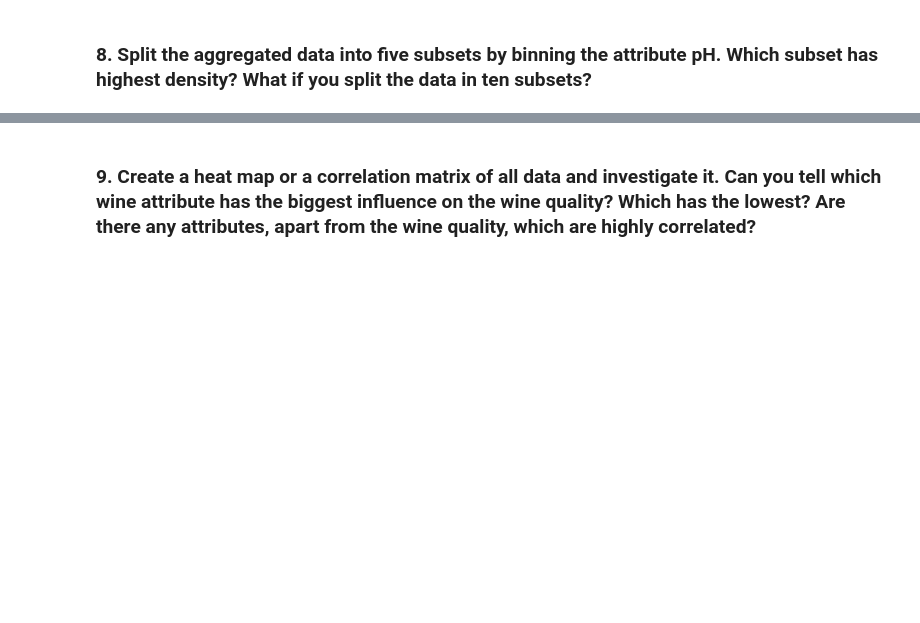
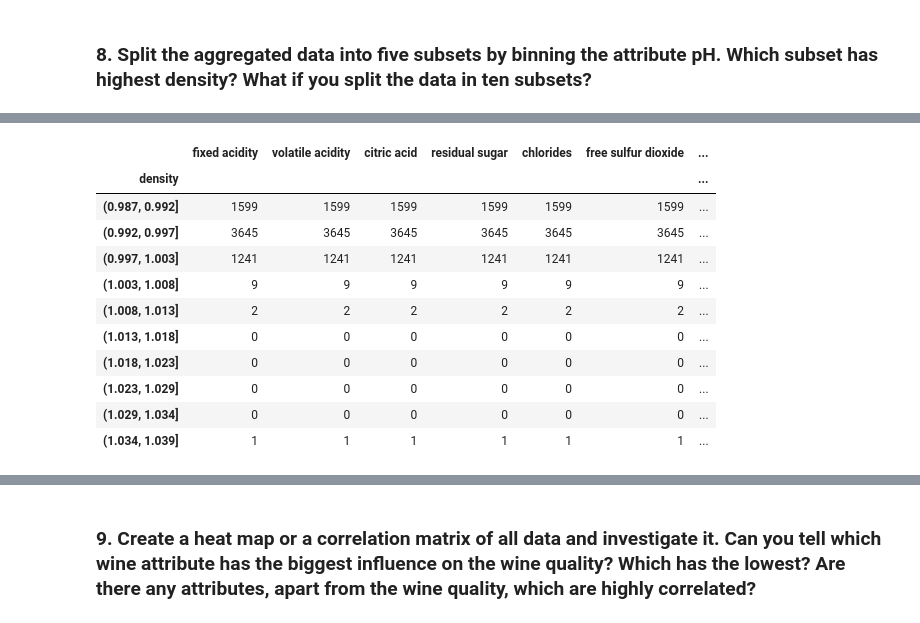
Before and after one commit to lassekh/bi-mini-projects, a Jupyter notebook: MP2/wine_dataexploration.ipynb, the cells around one changed output, grey strips where cells are left out. Cells and saved outputs as stored; diff of their text form; code cells hidden in the pictures; blank space fills up the shorter version.

```diff
--- a/MP2/wine_dataexploration.ipynb
+++ b/MP2/wine_dataexploration.ipynb
@@ -263,3 +236,12 @@ plt.show()
 [figure]
 # %% [markdown]
 ### 8. Split the aggregated data into five subsets by binning the attribute pH. Which subset has highest density? What if you split the data in ten subsets?
+# %%
+# laver en kkopi af originalen
+combined_wines_copy = combined_wines.copy()
+
+# opdeler data i 5 subset
+density_5bins = combined_wines_copy.groupby([(pd.cut(combined_wines_copy['density'], bins=5))])
+
+#printer density
+density_5bins.count()
@@ -265,0 +278,19 @@ plt.show()
+# %%
+# opdeler data i 10 subset
+density_10bins = combined_wines_copy.groupby([(pd.cut(combined_wines_copy['density'], bins=10))])
+
+#printer density
+density_10bins.count()
+# %% [output]
+|  | fixed acidity | volatile acidity | citric acid | residual sugar | chlorides | free sulfur dioxide | ... |
+| density |  |  |  |  |  |  | ... |
+| (0.987, 0.992] | 1599 | 1599 | 1599 | 1599 | 1599 | 1599 | ... |
+| (0.992, 0.997] | 3645 | 3645 | 3645 | 3645 | 3645 | 3645 | ... |
+| (0.997, 1.003] | 1241 | 1241 | 1241 | 1241 | 1241 | 1241 | ... |
+| (1.003, 1.008] | 9 | 9 | 9 | 9 | 9 | 9 | ... |
+| (1.008, 1.013] | 2 | 2 | 2 | 2 | 2 | 2 | ... |
+| (1.013, 1.018] | 0 | 0 | 0 | 0 | 0 | 0 | ... |
+| (1.018, 1.023] | 0 | 0 | 0 | 0 | 0 | 0 | ... |
+| (1.023, 1.029] | 0 | 0 | 0 | 0 | 0 | 0 | ... |
+| (1.029, 1.034] | 0 | 0 | 0 | 0 | 0 | 0 | ... |
+| (1.034, 1.039] | 1 | 1 | 1 | 1 | 1 | 1 | ... |
```
Also changed, not shown: parts of 12 cells of this notebook, 1 other file.
